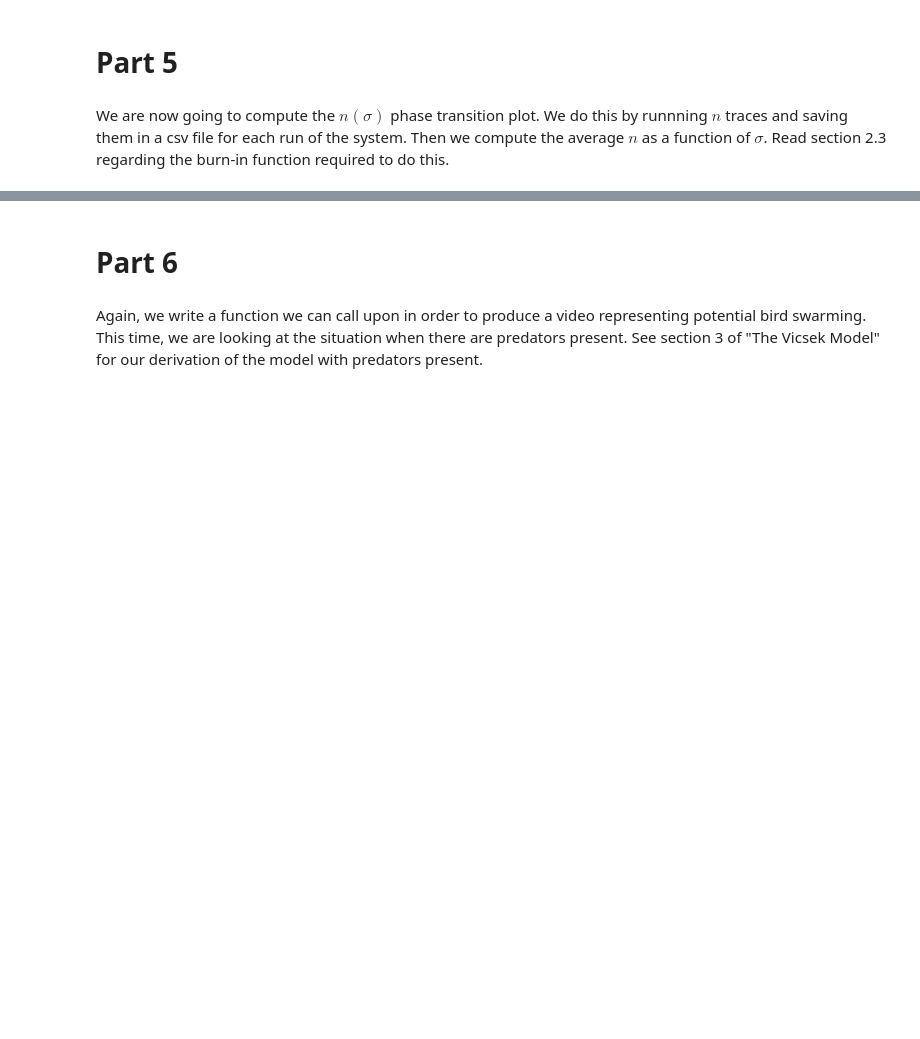
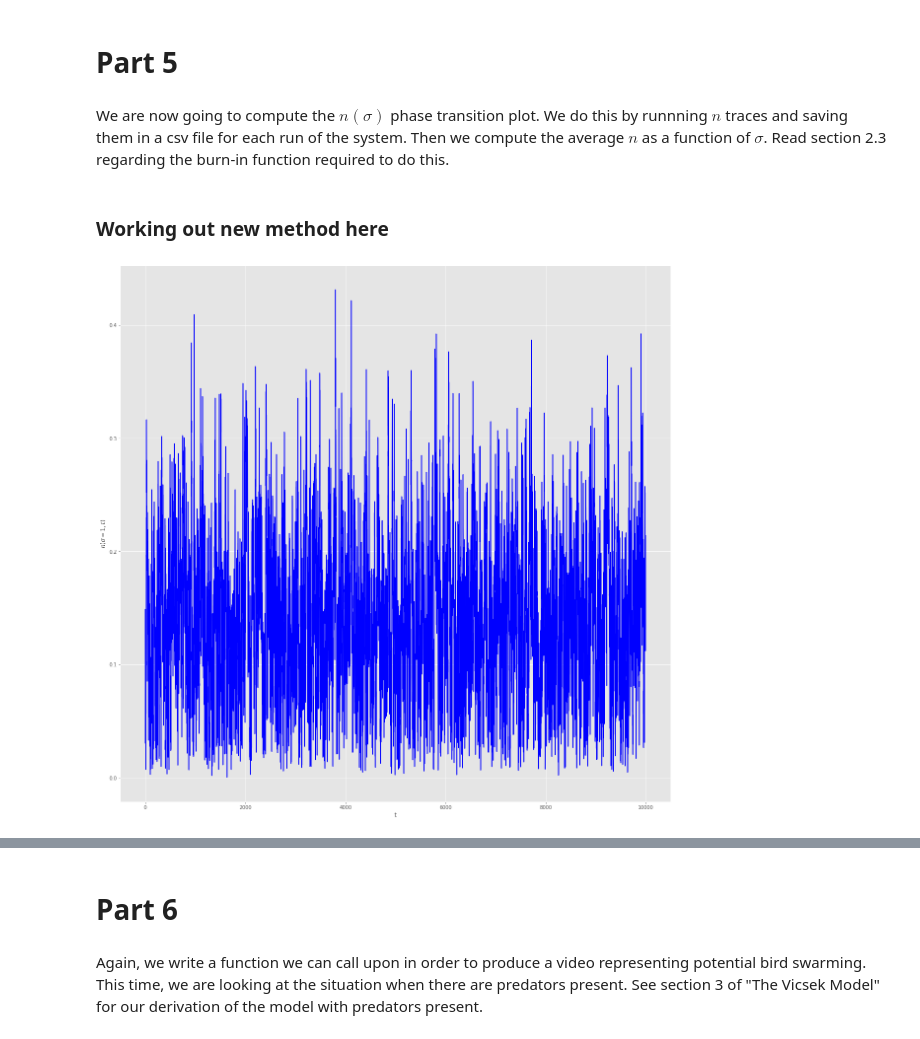
Before and after one commit to beckycrossley/Vicsek-Model, a Jupyter notebook: VM.ipynb, the cells around one changed output, grey strips where cells are left out. Drawn from its saved outputs; the diff is of its cells as text; code cells hidden in the pictures; blank space fills up the shorter version.

```diff
--- a/VM.ipynb
+++ b/VM.ipynb
@@ -212,3 +239,24 @@ for j in len(sigma_array):
     plt.ylabel('order parameter of sigma: '+str(sigma))
     plt.ylim(0,1.1)
     plt.show()
+# %% [markdown]
+### Working out new method here
+# %%
+N = 200  # number of individual birds
+L = 15   # size of the container(L*L)
+v0 = 0.5  # the constant velocity of the birds per time step
+R = 1 # radius within which to search for neighbours
+sigma = 1  # std of noise
+T = 10000  # total time steps
+opara = np.zeros(T) # the Vicsek order parameter
+
+state = VM_lib.initialize(L,N)
+for t in range(T):
+    state,opara[t] = VM_lib.update_wop(state, L, v0, R, sigma)
+plt.figure(figsize=(20,20))
+plt.plot(np.arange(T),opara,'b')
+plt.xlabel('t')
+plt.ylabel(r'$n(\sigma=1,t)$')
+plt.show()
+# %% [output]
+[figure, added]
```
Also changed, not shown: parts of 11 cells of this notebook.
